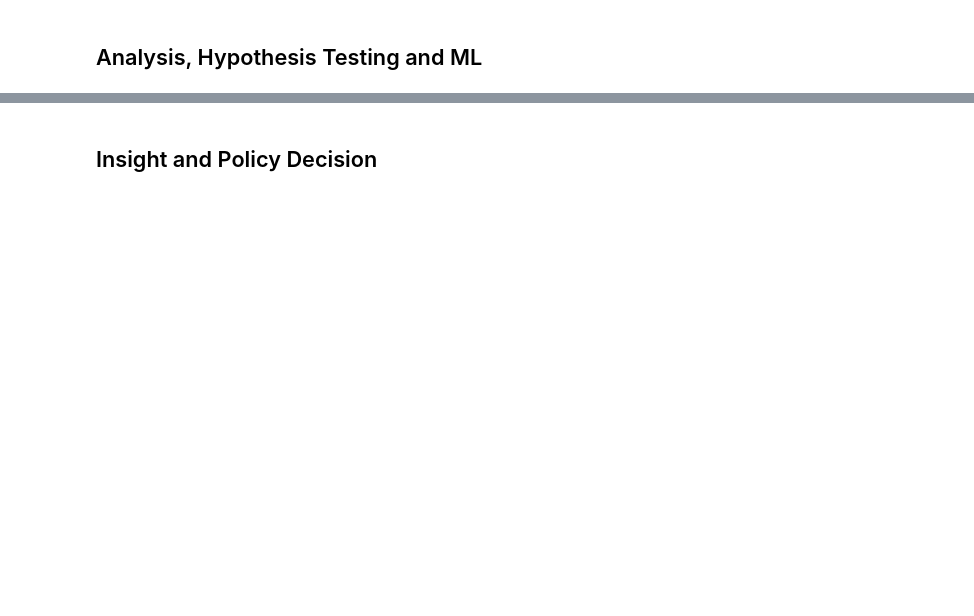
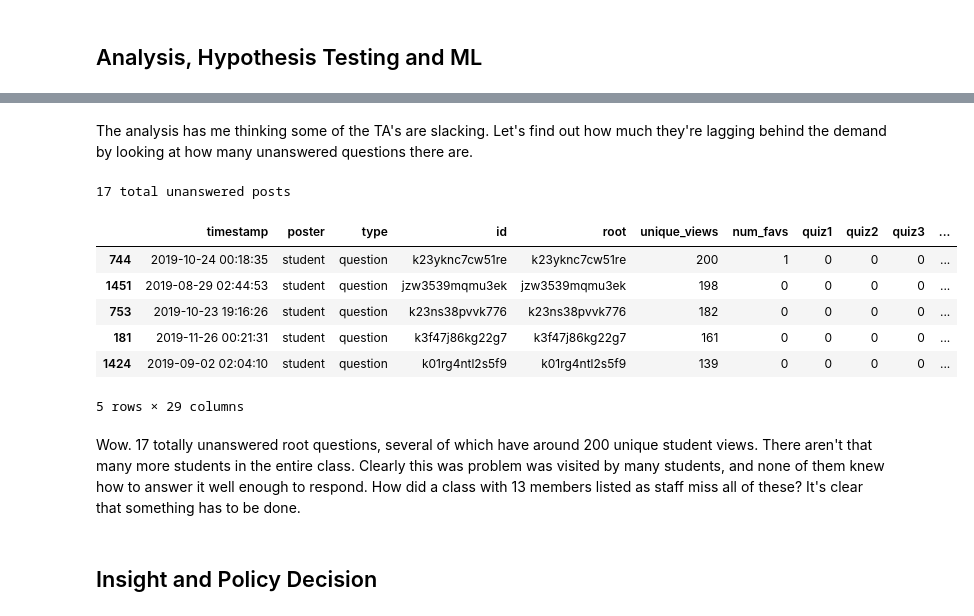
Before and after one commit to DefunkedMelon/DefunkedMelon.io, a Jupyter notebook: Data Science for Dummies.ipynb, the cells around one changed output, grey strips where cells are left out. Cells and saved outputs as stored; diff of their text form; code cells hidden in the pictures; blank space fills up the shorter version.

```diff
--- a/Data Science for Dummies.ipynb
+++ b/Data Science for Dummies.ipynb
@@ -382,2 +429,23 @@ Let's also do a plot by time.
+# %% [markdown]
+The analysis has me thinking some of the TA's are slacking. Let's find out how much they're lagging behind the demand by looking at how many unanswered questions there are.
+# %%
+roots = posts.root.unique()
+followups = posts[posts.root != posts.id]
+roots = [x for x in roots if x not in followups.root.unique()]
+unanswered = posts[posts.id.isin(roots)]
+unanswered = unanswered[posts.type == 'question']
+print(str(unanswered.count()['id']) + " total unanswered posts")
+unanswered.sort_values(by=['unique_views'], ascending=False).head()
+# %% [output]
+17 total unanswered posts
+|  | timestamp | poster | type | id | root | unique_views | num_favs | quiz1 | quiz2 | quiz3 | ... |
+| 744 | 2019-10-24 00:18:35 | student | question | k23yknc7cw51re | k23yknc7cw51re | 200 | 1 | 0 | 0 | 0 | ... |
+| 1451 | 2019-08-29 02:44:53 | student | question | jzw3539mqmu3ek | jzw3539mqmu3ek | 198 | 0 | 0 | 0 | 0 | ... |
+| 753 | 2019-10-23 19:16:26 | student | question | k23ns38pvvk776 | k23ns38pvvk776 | 182 | 0 | 0 | 0 | 0 | ... |
+| 181 | 2019-11-26 00:21:31 | student | question | k3f47j86kg22g7 | k3f47j86kg22g7 | 161 | 0 | 0 | 0 | 0 | ... |
+| 1424 | 2019-09-02 02:04:10 | student | question | k01rg4ntl2s5f9 | k01rg4ntl2s5f9 | 139 | 0 | 0 | 0 | 0 | ... |
+5 rows × 29 columns
+# %% [markdown]
+Wow. 17 totally unanswered root questions, several of which have around 200 unique student views. There aren't that many more students in the entire class. Clearly this was problem was visited by many students, and none of them knew how to answer it well enough to respond. How did a class with 13 members listed as staff miss all of these? It's clear that something has to be done.
 # %% [markdown]
 ## Insight and Policy Decision
```
Also changed, not shown: parts of 34 cells of this notebook, 1 other file.
